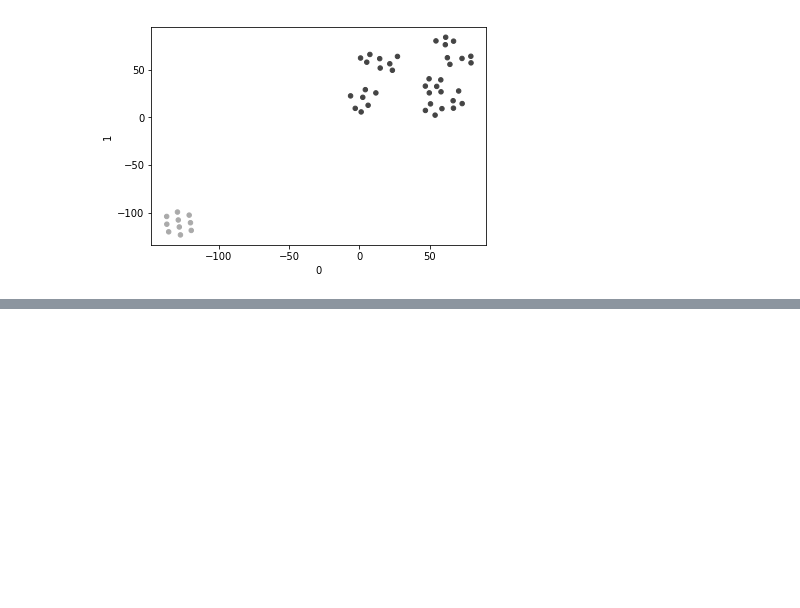
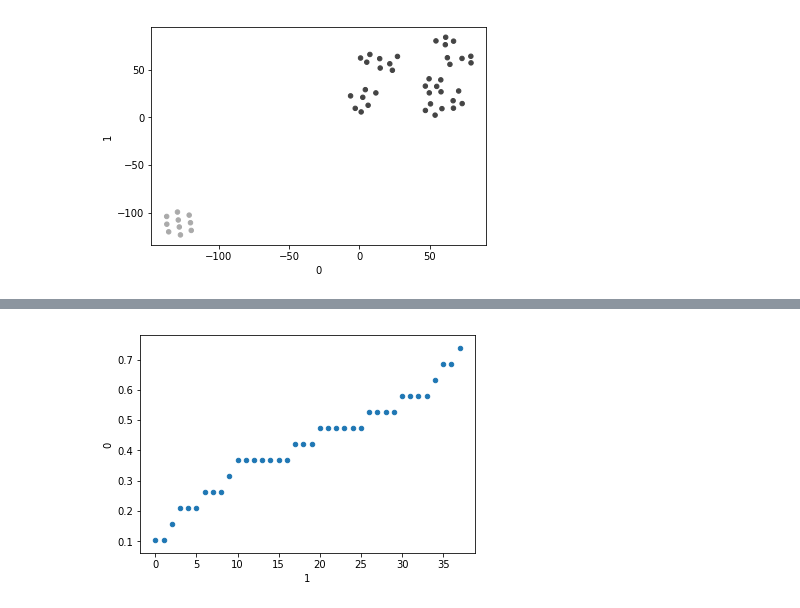
Before and after one commit to pmrukot/tsne-playground, a Jupyter notebook: graph-vis.ipynb, the cells around one changed output, grey strips where cells are left out. Cells and saved outputs as stored; diff of their text form; code cells hidden in the pictures; blank space fills up the shorter version.

```diff
--- a/graph-vis.ipynb
+++ b/graph-vis.ipynb
@@ -37,0 +101,4 @@ pd.DataFrame(output).plot.scatter(x=0, y=1, c=colormap)
+# %%
+plot_results(result_longer)
+# %% [output]
+[figure, added]
```
Also changed, not shown: parts of 8 cells of this notebook.
